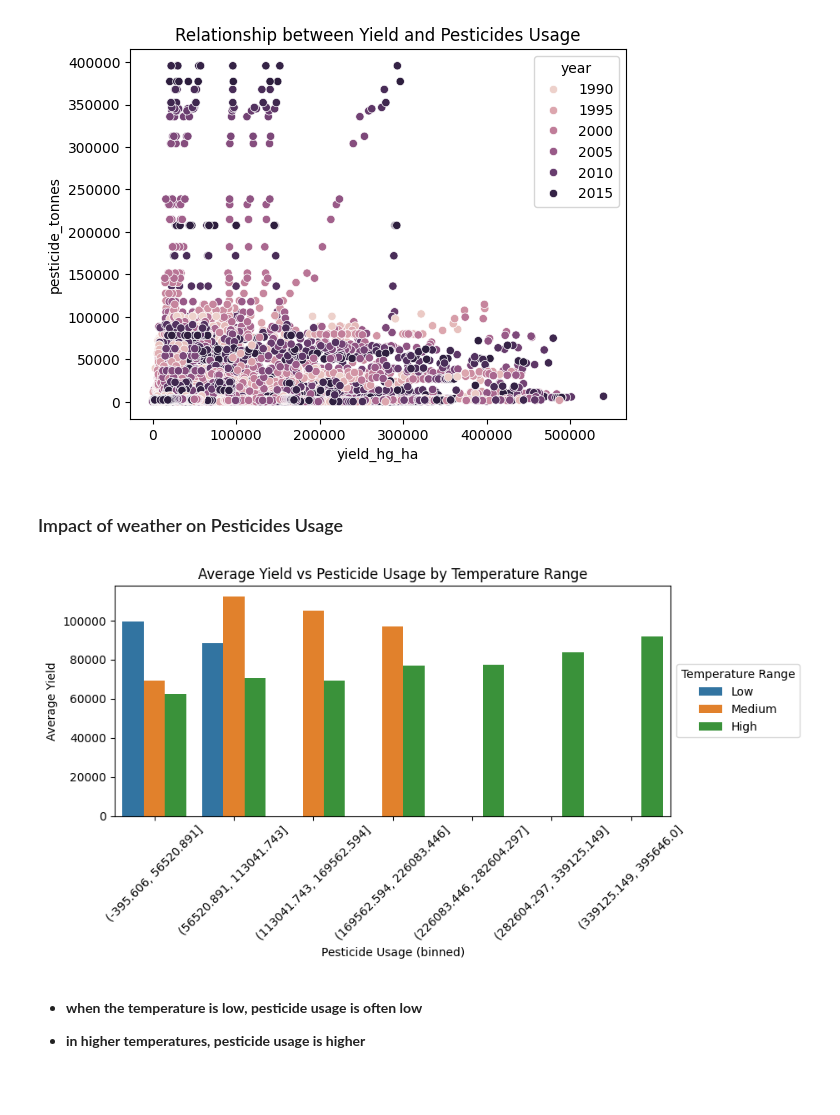
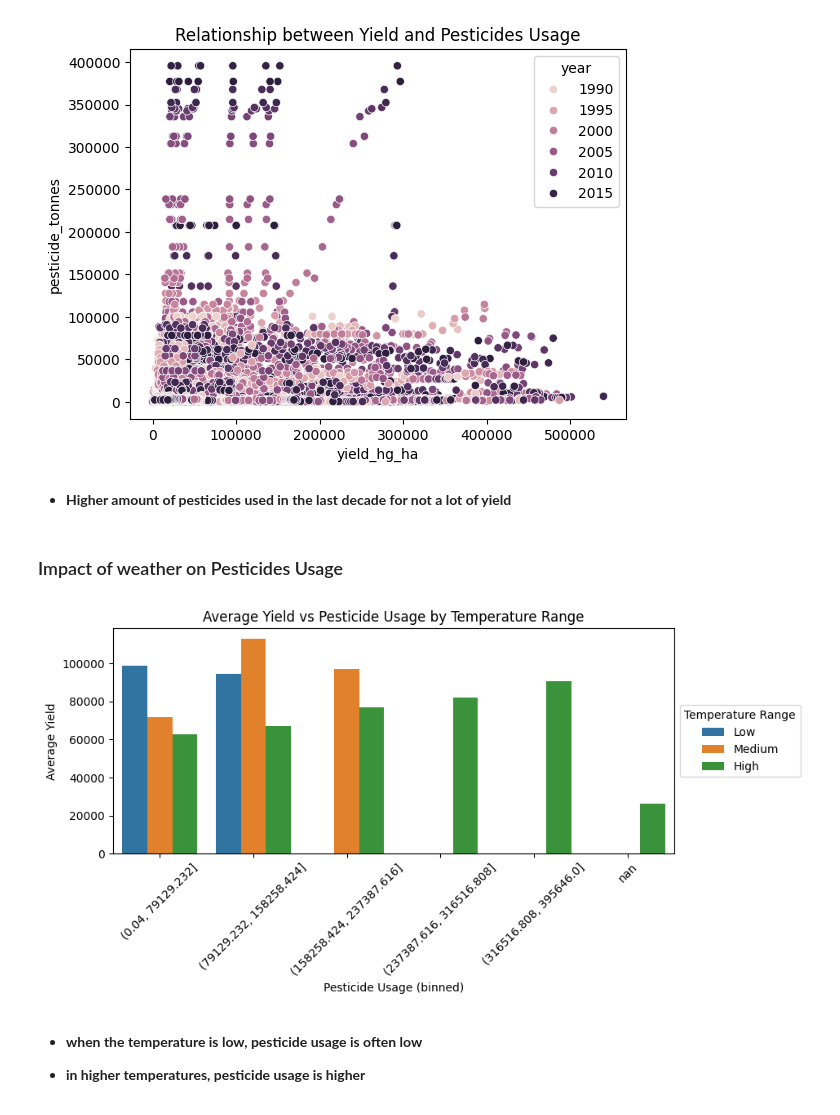
Before and after one commit to Rimsha-Bashir/crop-yield-prediction, a Jupyter notebook: notebooks/02_EDA.ipynb, the cells around one changed output. Drawn from its saved outputs; the diff is of its cells as text; code cells hidden in the pictures.

```diff
--- a/notebooks/02_EDA.ipynb
+++ b/notebooks/02_EDA.ipynb
@@ -125,36 +125,42 @@ plt.title('Relationship between Yield and Pesticides Usage')
 plt.show()
 # %% [output]
 [figure]
+# %% [markdown]
+- **Higher amount of pesticides used in the last decade for not a lot of yield**
 # %% [markdown]
 ### Impact of weather on Pesticides Usage
 # %%
 df['temp_range'] = pd.cut(df['avg_temp'], bins=3, labels=['Low', 'Medium', 'High'])
-df['pesticide_tonnes'] = round(df['pesticide_tonnes'],2)
-df['pesticide_bin'] = pd.cut(df['pesticide_tonnes'], bins=7)  # adjust bins as needed
+
+min_val = df['pesticide_tonnes'].min()
+max_val = df['pesticide_tonnes'].max()
+bins = np.linspace(min_val, max_val, 6)
+
+df['pesticide_bin'] = pd.cut(df['pesticide_tonnes'], bins=bins)
 df['pesticide_bin_str'] = df['pesticide_bin'].astype(str)
 
 df_summary = df.groupby(['temp_range', 'pesticide_bin_str'], observed=True)['yield_hg_ha'].mean().reset_index()
 
 plt.figure(figsize=(8,5))
 sns.barplot(
     x='pesticide_bin_str',
     y='yield_hg_ha',
     hue='temp_range',
     data=df_summary
 )
 plt.xticks(rotation=45)
 plt.xlabel('Pesticide Usage (binned)')
 plt.ylabel('Average Yield')
 plt.title('Average Yield vs Pesticide Usage by Temperature Range')
 plt.tight_layout()
 plt.legend(
     title='Temperature Range',
     loc='center left',        # position reference
     bbox_to_anchor=(1, 0.5)   # x=1 means just outside right edge, y=0.5 centers vertically
 )
 plt.show()
 # %% [output]
-[figure, old version]
+[figure, new version]
 # %% [markdown]
 - **when the temperature is low, pesticide usage is often low**
 
```
